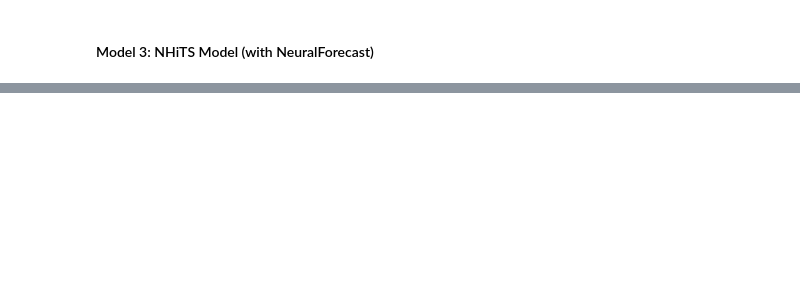
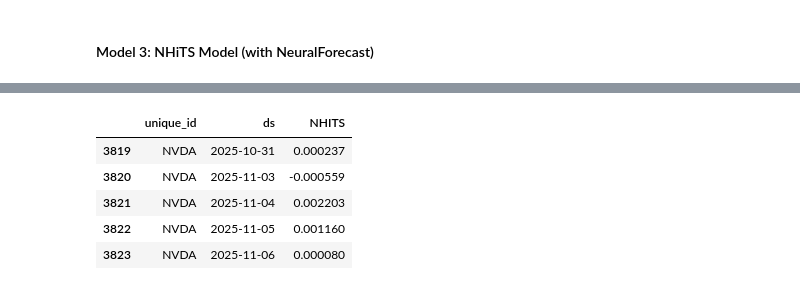
Before and after one commit to tosalam17/Quant-Time-Series-Project, a Jupyter notebook: quant-tsf.ipynb, the cells around one changed output, grey strips where cells are left out. Drawn from its saved outputs; the diff is of its cells as text; code cells hidden in the pictures; blank space fills up the shorter version.

```diff
--- a/quant-tsf.ipynb
+++ b/quant-tsf.ipynb
@@ -774,0 +909,9 @@ NVDA best loss: 0.011796
+# %%
+predictions.tail()
+# %% [output]
+|  | unique_id | ds | NHITS |
+| 3819 | NVDA | 2025-10-31 | 0.000237 |
+| 3820 | NVDA | 2025-11-03 | -0.000559 |
+| 3821 | NVDA | 2025-11-04 | 0.002203 |
+| 3822 | NVDA | 2025-11-05 | 0.001160 |
+| 3823 | NVDA | 2025-11-06 | 0.000080 |
```
Also changed, not shown: parts of 20 cells of this notebook, 12 other files.
